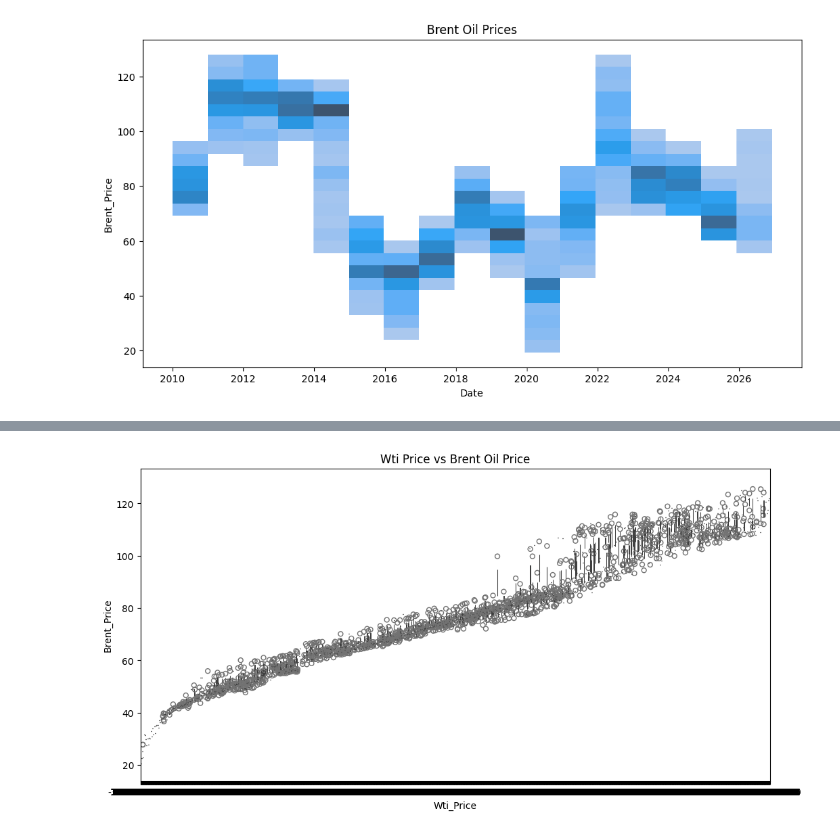
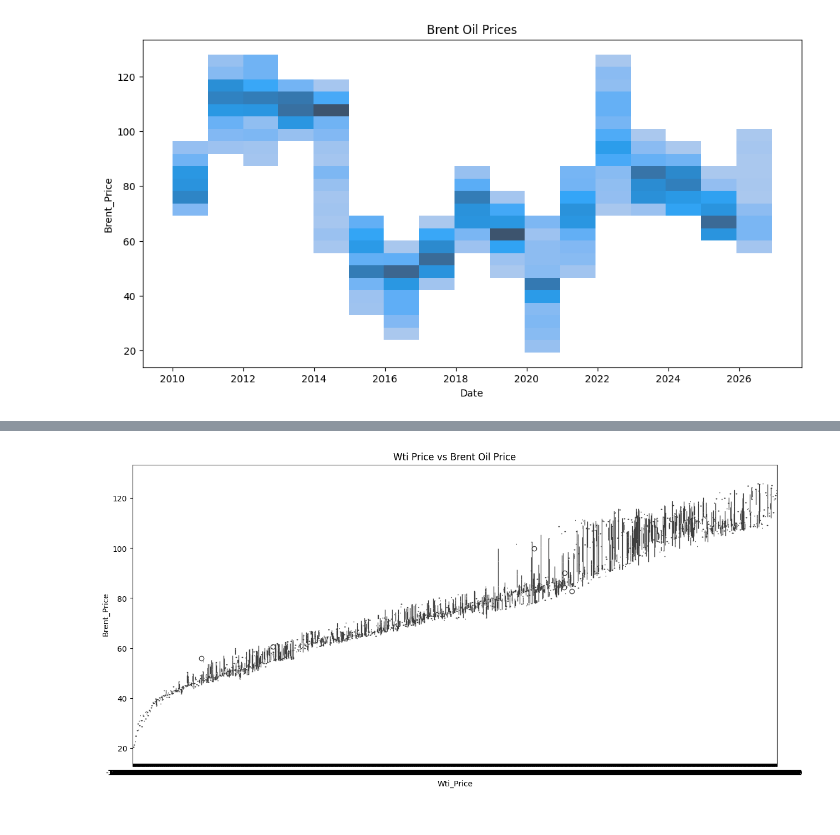
Before and after one commit to RAHEEL-HASSAN-WORK/Oil_Geopolitics_Analysis, a Jupyter notebook: Oil_Geopolitics.ipynb, the cells around one changed output, grey strips where cells are left out. Cells and saved outputs as stored; diff of their text form; code cells hidden in the pictures.

```diff
--- a/Oil_Geopolitics.ipynb
+++ b/Oil_Geopolitics.ipynb
@@ -176,9 +179,9 @@ plt.show()
 # %%
-plt.figure(figsize=(12,6))
-sns.boxenplot(x='wti_price', y='brent_price', data=df)
+plt.figure(figsize=(15,7))
+sns.boxplot(x='wti_price', y='brent_price', data=df)
 plt.title('Wti Price vs Brent Oil Price')
 plt.xlabel('Wti_Price')
 plt.ylabel('Brent_Price')
 plt.show()
 # %% [output]
-[figure, old version]
+[figure, new version]
```
Also changed, not shown: parts of 6 cells of this notebook.
